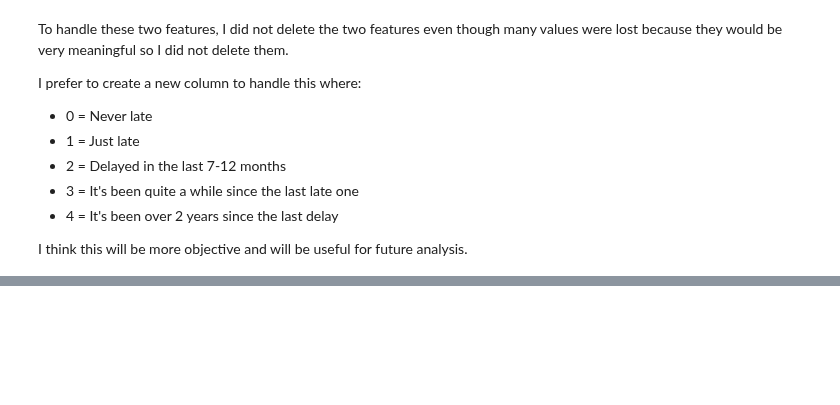
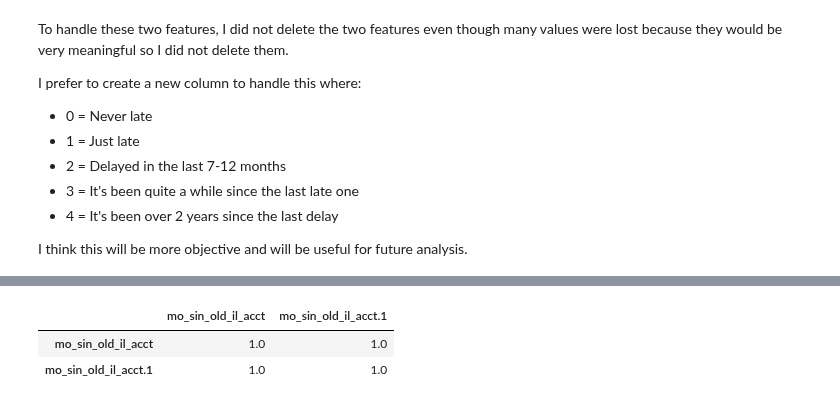
Before and after one commit to hidayah24/data-analyst-portfolio, a Jupyter notebook: Project-2-Credit-Risk-Analysis-and-Optimization-of-Lending-Decisions/Credit-Risk-Analysis.ipynb, the cells around one changed output, grey strips where cells are left out. Cells and saved outputs as stored; diff of their text form; code cells hidden in the pictures; blank space fills up the shorter version.

```diff
--- a/Project-2-Credit-Risk-Analysis-and-Optimization-of-Lending-Decisions/Credit-Risk-Analysis.ipynb
+++ b/Project-2-Credit-Risk-Analysis-and-Optimization-of-Lending-Decisions/Credit-Risk-Analysis.ipynb
@@ -212,0 +220,6 @@ df["mths_since_recent_inq"].fillna(max_value, inplace=True)
+# %%
+df[["mo_sin_old_il_acct", "mo_sin_old_il_acct.1"]].corr()
+# %% [output]
+|  | mo_sin_old_il_acct | mo_sin_old_il_acct.1 |
+| mo_sin_old_il_acct | 1.0 | 1.0 |
+| mo_sin_old_il_acct.1 | 1.0 | 1.0 |
```
Also changed, not shown: parts of 6 cells of this notebook.
